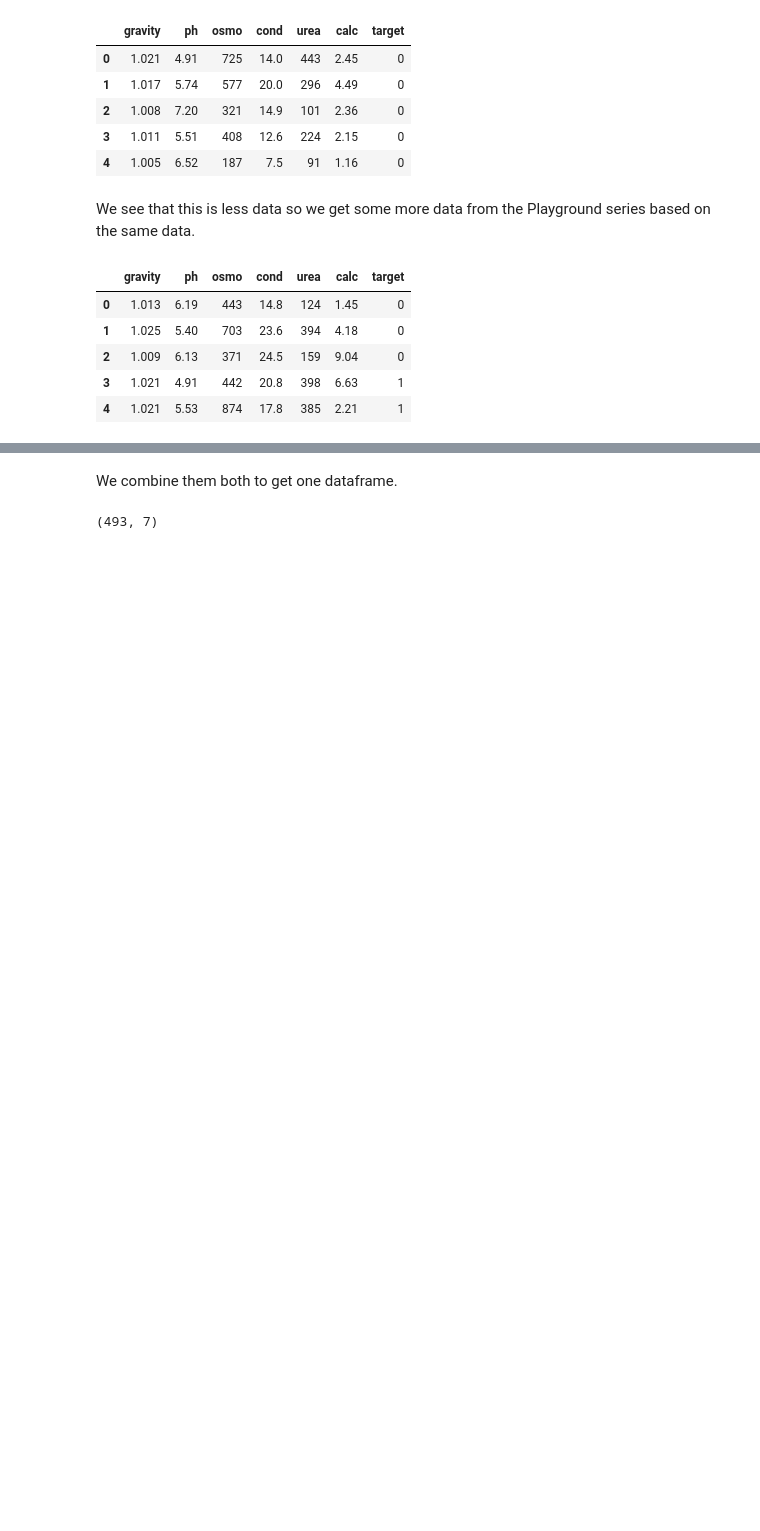
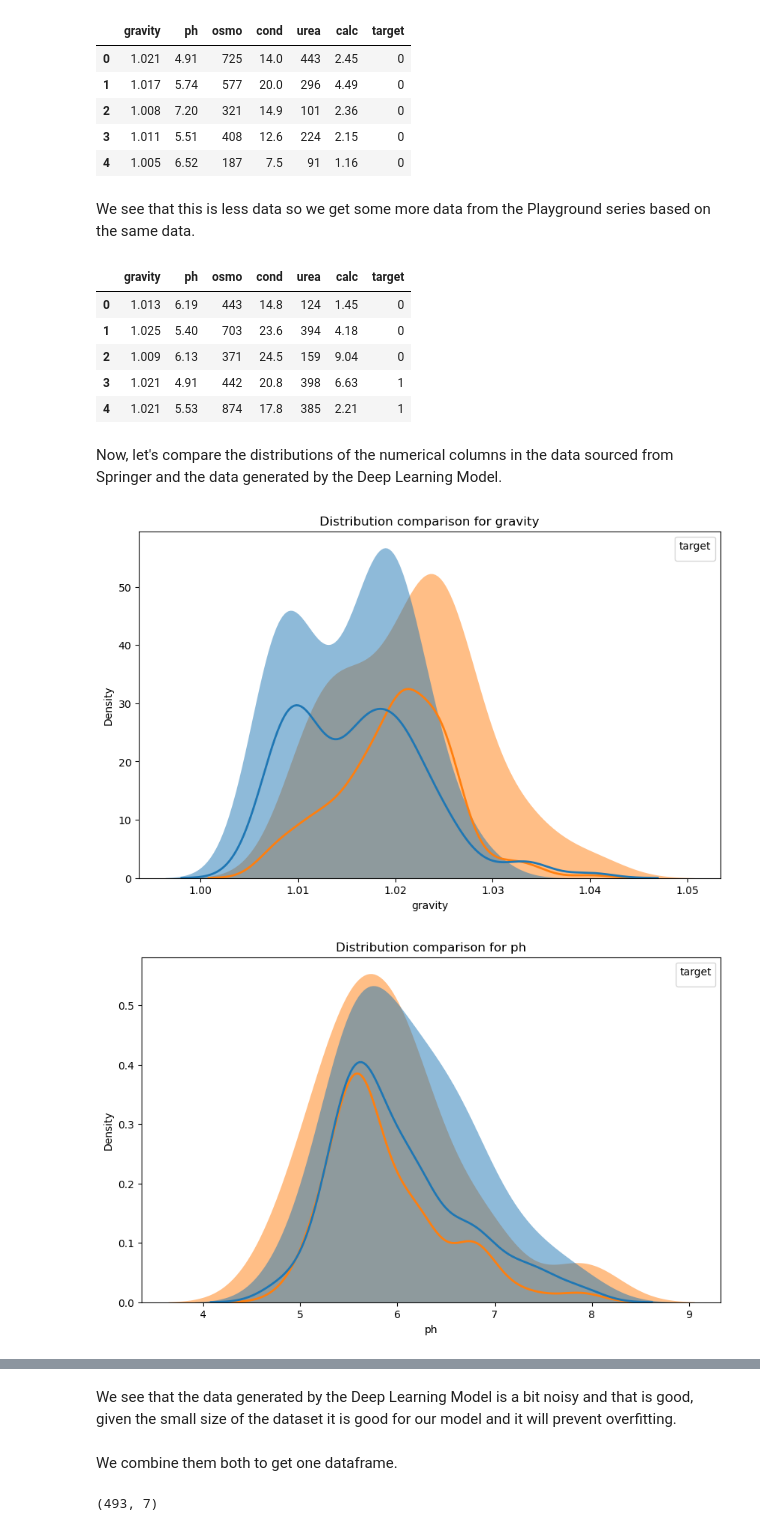
Before and after one commit to codewtirtha/Kaggle_tabular_playgroundseries, a Jupyter notebook: kidneystones.ipynb, the cells around one changed output, grey strips where cells are left out. Drawn from its saved outputs; the diff is of its cells as text; code cells hidden in the pictures; blank space fills up the shorter version.

```diff
--- a/kidneystones.ipynb
+++ b/kidneystones.ipynb
@@ -64,3 +64,23 @@ df_2.head()
 | 2 | 1.009 | 6.13 | 371 | 24.5 | 159 | 9.04 | 0 |
 | 3 | 1.021 | 4.91 | 442 | 20.8 | 398 | 6.63 | 1 |
 | 4 | 1.021 | 5.53 | 874 | 17.8 | 385 | 2.21 | 1 |
+# %% [markdown]
+Now, let's compare the distributions of the numerical columns in the data sourced from Springer and the data generated by the Deep Learning Model.
+# %%
+import seaborn as sns
+import matplotlib.pyplot as plt
+
+# Get the numerical columns (excluding 'target')
+numerical_cols = df.drop('target', axis=1).select_dtypes(include='number').columns
+
+# Iterate over the numerical columns and compare distributions
+for col in numerical_cols:
+    plt.figure(figsize=(10, 6))
+    sns.kdeplot(data=df, x=col, hue='target', fill=True, common_norm=False, alpha=0.5, linewidth=0)
+    sns.kdeplot(data=df_2, x=col, hue='target', fill=False, linewidth=2)
+    plt.title(f"Distribution comparison for {col}")
+    plt.legend(title='target', loc='best')
+    plt.show()
+# %% [output]
+[figure, added]
+[figure, added]
@@ -67,3 +91,5 @@ df_2.head()
+# %% [markdown]
+We see that the data generated by the Deep Learning Model is a bit noisy and that is good, given the small size of the dataset it is good for our model and it will prevent overfitting.
 # %% [markdown]
 We combine them both to get one dataframe.
 # %%
```
Also changed, not shown: parts of 10 cells of this notebook.
